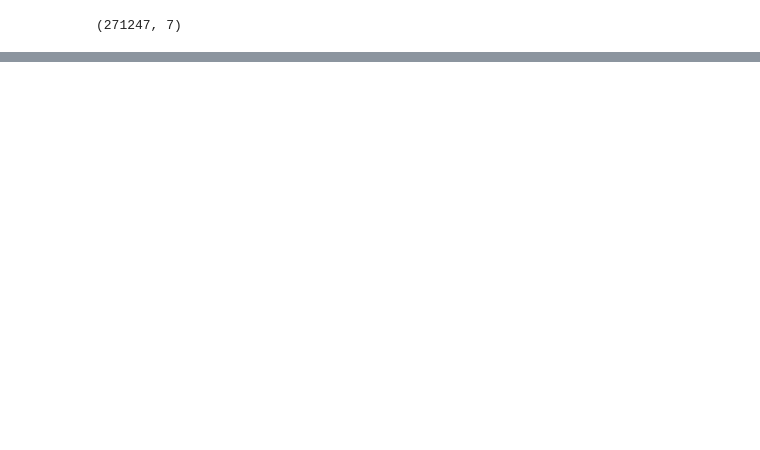
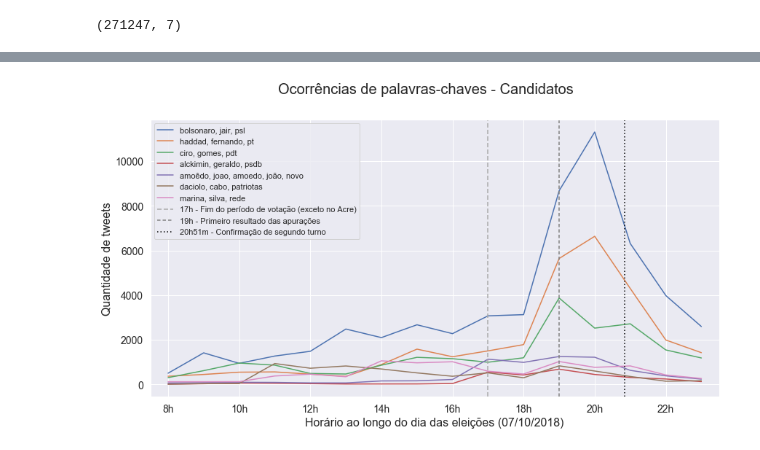
Before and after one commit to leodlca/2018-brazilian-elections, a Jupyter notebook: elections.ipynb, the cells around one changed output, grey strips where cells are left out. Cells and saved outputs as stored; diff of their text form; code cells hidden in the pictures; blank space fills up the shorter version.

```diff
--- a/elections.ipynb
+++ b/elections.ipynb
@@ -214,0 +124,12 @@ generate_wordcloud_timegap(brazilian_flag_mask, 350, 200, 'black', 'brazilian-fl
+# %%
+lineplot_by_keywords_timegap([
+    ['bolsonaro', 'jair', 'psl'],
+    ['haddad', 'fernando', 'pt'],
+    ['ciro', 'gomes', 'pdt'],
+    ['alckimin', 'geraldo', 'psdb'],
+    ['amoêdo', 'joao', 'amoedo', 'joão', 'novo'],
+    ['daciolo', 'cabo', 'patriotas'],
+    ['marina', 'silva', 'rede']
+], title='- Candidatos', min_gap=8, max_gap=24)
+# %% [output]
+[figure, added]
```
Also changed, not shown: parts of 51 cells of this notebook, 18 other files.
